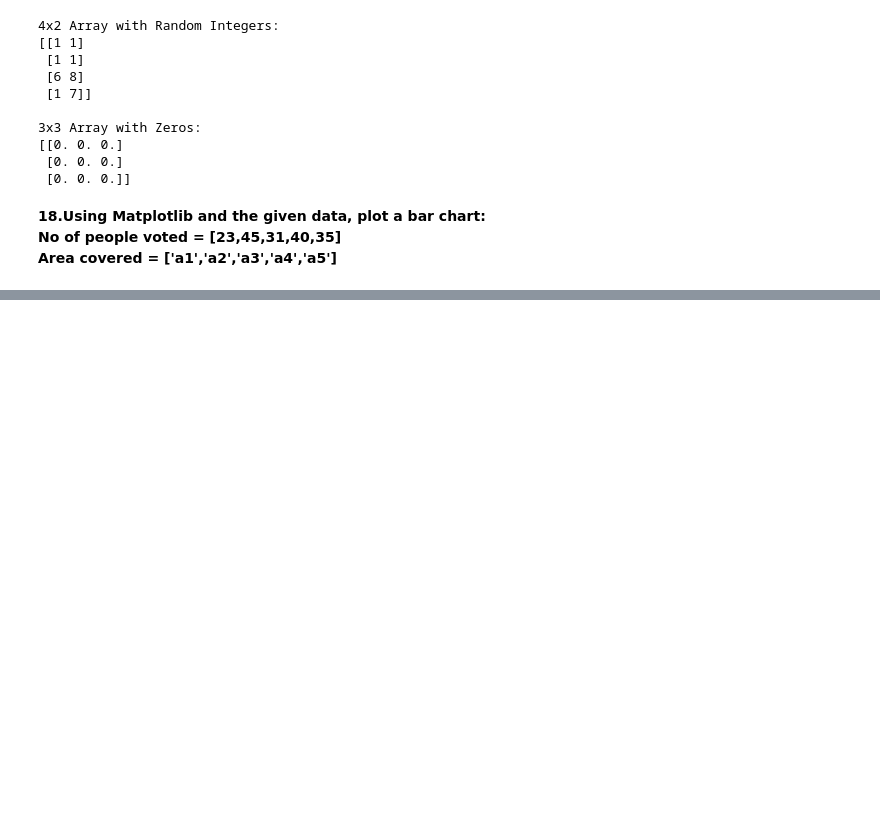
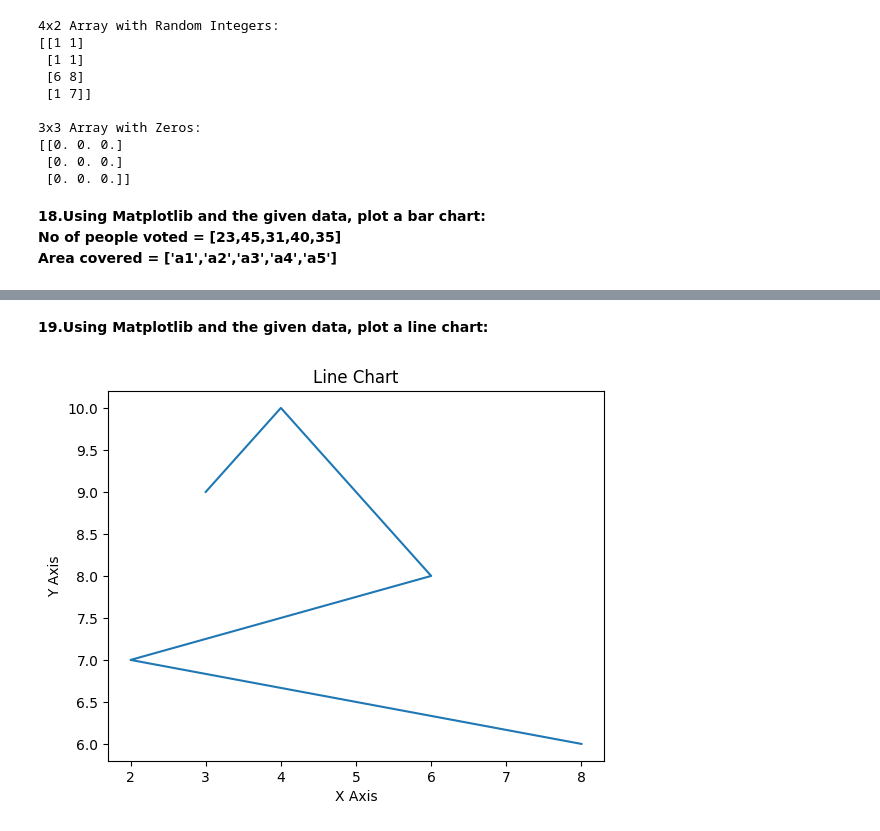
Before and after one commit to SettibathulaJyothi/Python-Basics, a Jupyter notebook: Python_Practical_Questions.ipynb, the cells around one changed output, grey strips where cells are left out. Saved outputs shown, nothing was run; the diff lists cells and outputs as text; code cells hidden in the pictures; blank space fills up the shorter version.

```diff
--- a/Python_Practical_Questions.ipynb
+++ b/Python_Practical_Questions.ipynb
@@ -355,0 +370,17 @@ Area covered = ['a1','a2','a3','a4','a5']**
+# %% [markdown]
+**19.Using Matplotlib and the given data, plot a line chart:**
+# %%
+import matplotlib.pyplot as plt
+# Data from the problem
+x_axis = [3, 4, 6, 2, 8]
+y_axis = [9, 10, 8, 7, 6]
+# Plotting the line chart
+plt.plot(x_axis, y_axis)
+# Adding labels for clarity
+plt.xlabel('X Axis')
+plt.ylabel('Y Axis')
+plt.title('Line Chart')
+# Display the plot
+plt.show()
+# %% [output]
+[figure, added]
```
Also changed, not shown: parts of 1 cell of this notebook.
